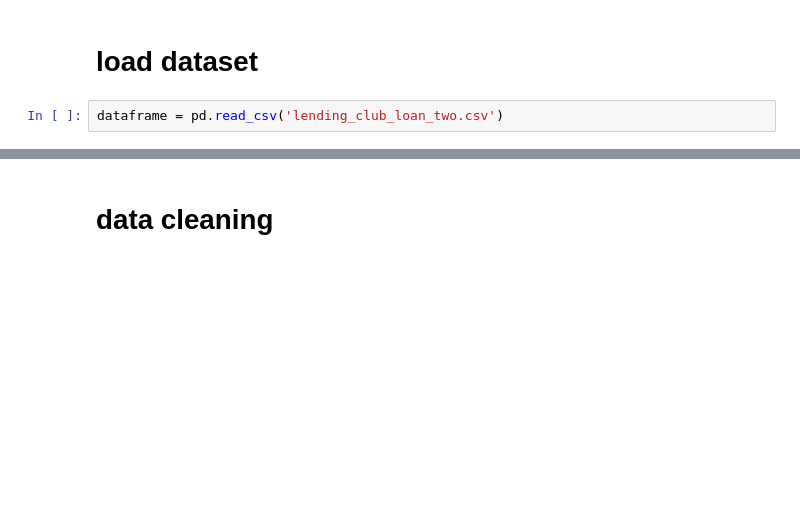
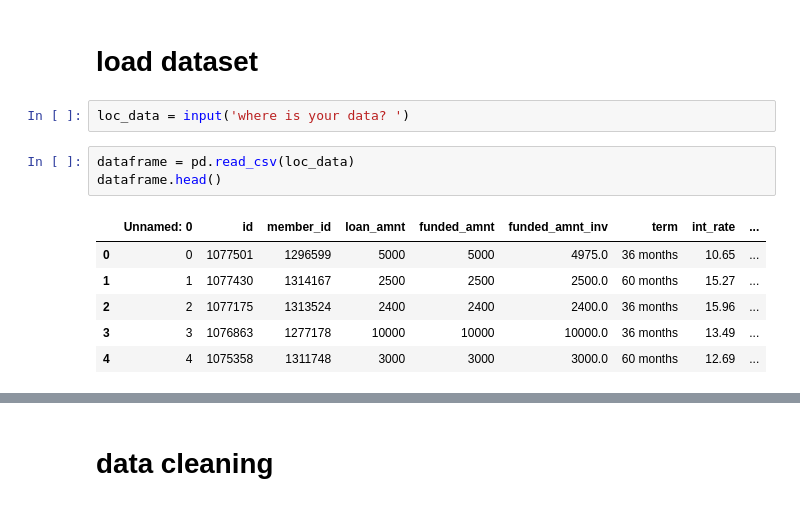
Before and after one commit to yandiher/financial_analysis, a Jupyter notebook: credit_risk_analysis.ipynb, the cells around one changed output, grey strips where cells are left out. Drawn from its saved outputs; the diff is of its cells as text; blank space fills up the shorter version.

```diff
--- a/credit_risk_analysis.ipynb
+++ b/credit_risk_analysis.ipynb
@@ -8,5 +8,15 @@ import matplotlib.pyplot as plt
 import seaborn as sns
 # %% [markdown]
 # load dataset
+# %%
+loc_data = input('where is your data? ')
 # %%
-dataframe = pd.read_csv('lending_club_loan_two.csv')
+dataframe = pd.read_csv(loc_data)
+dataframe.head()
+# %% [output]
+|  | Unnamed: 0 | id | member_id | loan_amnt | funded_amnt | funded_amnt_inv | term | int_rate | ... |
+| 0 | 0 | 1077501 | 1296599 | 5000 | 5000 | 4975.0 | 36 months | 10.65 | ... |
+| 1 | 1 | 1077430 | 1314167 | 2500 | 2500 | 2500.0 | 60 months | 15.27 | ... |
+| 2 | 2 | 1077175 | 1313524 | 2400 | 2400 | 2400.0 | 36 months | 15.96 | ... |
+| 3 | 3 | 1076863 | 1277178 | 10000 | 10000 | 10000.0 | 36 months | 13.49 | ... |
+| 4 | 4 | 1075358 | 1311748 | 3000 | 3000 | 3000.0 | 60 months | 12.69 | ... |
```
Also changed, not shown: parts of 21 cells of this notebook, 2 other files.
